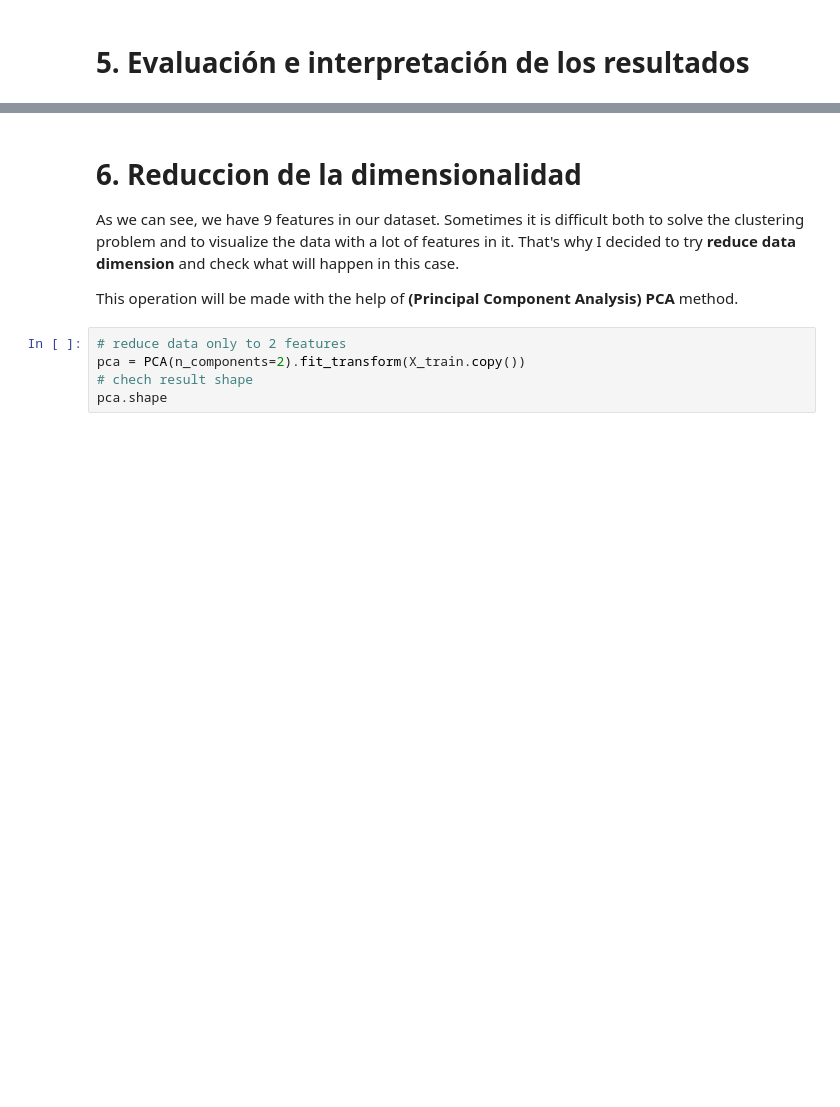
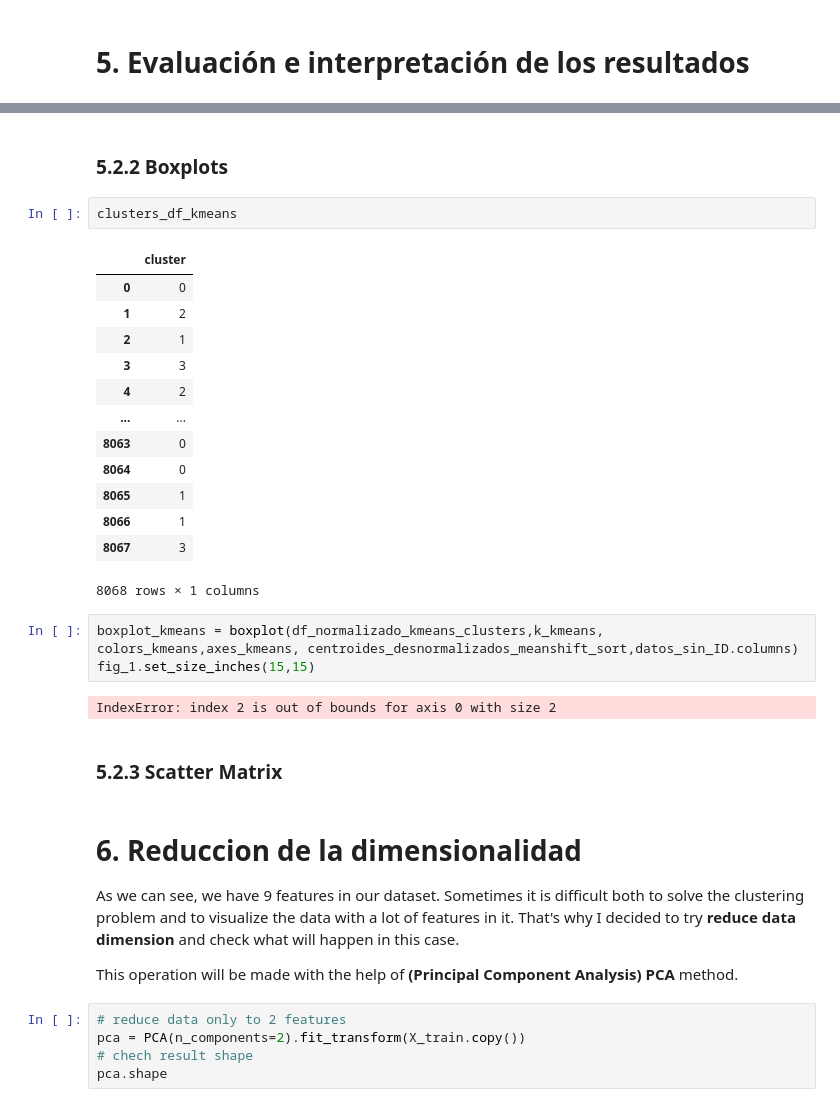
Before and after one commit to adriancarmona999/Analisis-de-estrategias-de-clustering-en-la-economia, a Jupyter notebook: automobile-customer-clustering-k-means-pca.ipynb, the cells around one changed output, grey strips where cells are left out. Saved outputs shown, nothing was run; the diff lists cells and outputs as text; blank space fills up the shorter version.

```diff
--- a/automobile-customer-clustering-k-means-pca.ipynb
+++ b/automobile-customer-clustering-k-means-pca.ipynb
@@ -536,3 +689,28 @@ plt.show()
+# %% [markdown]
+### 5.2.2 Boxplots
+# %%
+clusters_df_kmeans
+# %% [output]
+|  | cluster |
+| 0 | 0 |
+| 1 | 2 |
+| 2 | 1 |
+| 3 | 3 |
+| 4 | 2 |
+| ... | ... |
+| 8063 | 0 |
+| 8064 | 0 |
+| 8065 | 1 |
+| 8066 | 1 |
+| 8067 | 3 |
+8068 rows × 1 columns
+# %%
+boxplot_kmeans = boxplot(df_normalizado_kmeans_clusters,k_kmeans, colors_kmeans,axes_kmeans, centroides_desnormalizados_meanshift_sort,datos_sin_ID.columns)
+fig_1.set_size_inches(15,15)
+# %% [output]
+IndexError: index 2 is out of bounds for axis 0 with size 2
+# %% [markdown]
+### 5.2.3 Scatter Matrix
 # %% [markdown]
 # 6. Reduccion de la dimensionalidad
 As we can see, we have 9 features in our dataset. Sometimes it is difficult both to solve the clustering problem and to visualize the data with a lot of features in it. That's why I decided to try **reduce data dimension** and check what will happen in this case.
```
Also changed, not shown: parts of 18 cells of this notebook, 1 other file.
